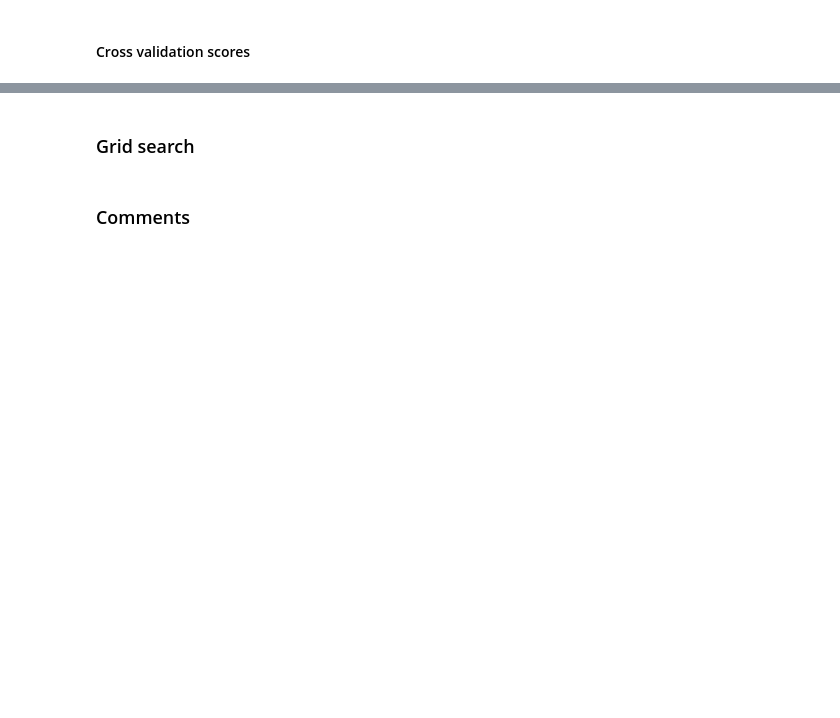
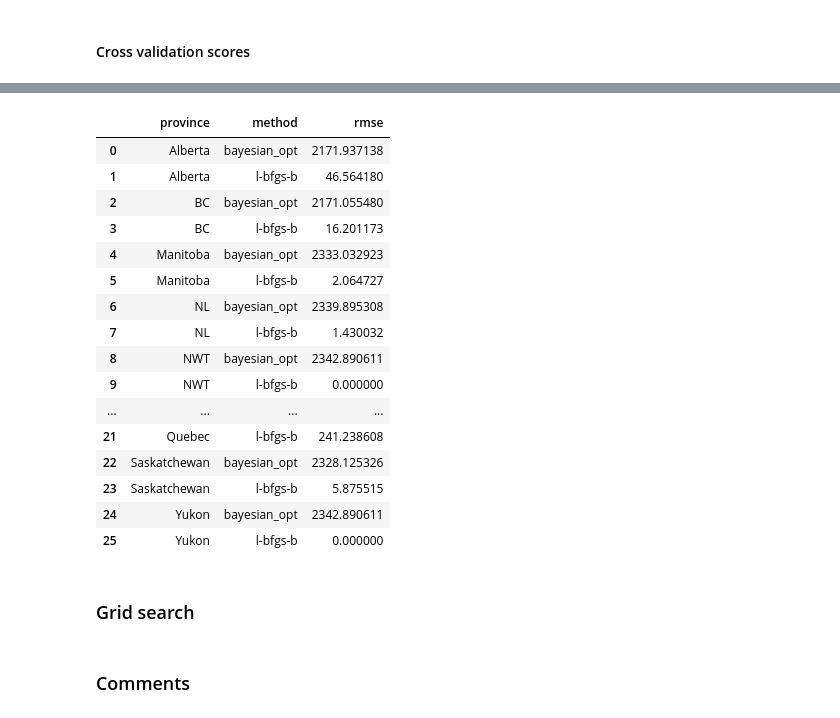
Before and after one commit to Quang-Vinh/covid-prediction, a Jupyter notebook: notebooks/seir-model.ipynb, the cells around one changed output, grey strips where cells are left out. Cells and saved outputs as stored; diff of their text form; code cells hidden in the pictures; blank space fills up the shorter version.

```diff
--- a/notebooks/seir-model.ipynb
+++ b/notebooks/seir-model.ipynb
@@ -257,6 +252,7 @@ print(f"rmse: {rmse}\n")
 rmse: 32.389026132308594
 # %%
 # Plot results
+mortality_pred["date"] = mortality_pred["date_death_report"]
 plot_mortality_predictions(
     mortality_pred, title="COVID-19 mortality in Ontario, Canada"
 )
@@ -425,7 +425,7 @@ for province in provinces:
                 mortality_ontario,
             ),
             pbounds=pbounds,
-            verbose=1,
+            verbose=0,
         )
 
         # Run optimization
@@ -451,8 +451,9 @@ for province in provinces:
         rmse = mean_squared_error(mortality_test['cumulative_deaths'], mortality_pred['cumulative_deaths_pred'], squared=False)
 
         # Append results
-        cv_scores = cv_scores.append({'province': province, 'method': 'l-bfgs-b', 'fold': index, 'rmse': rmse}, ignore_index=True)
+        cv_scores = cv_scores.append({'province': province, 'method': 'bayesian_opt', 'fold': index, 'rmse': rmse}, ignore_index=True)
 
+    print(f'Completed {province}')
 
 # Save results
-cv_scores.to_csv("../models/cross_val_scores.csv", index=False)
+cv_scores.to_csv("../models/seir_cross_val_scores.csv", index=False)
@@ -459,3 +475,24 @@ cv_scores.to_csv("../models/cross_val_scores.csv", index=False)
+# %%
+# Average rmse scores
+cv_scores.groupby(["province", "method"]).agg({"rmse": "mean"}).reset_index()
+# %% [output]
+|  | province | method | rmse |
+| 0 | Alberta | bayesian_opt | 2171.937138 |
+| 1 | Alberta | l-bfgs-b | 46.564180 |
+| 2 | BC | bayesian_opt | 2171.055480 |
+| 3 | BC | l-bfgs-b | 16.201173 |
+| 4 | Manitoba | bayesian_opt | 2333.032923 |
+| 5 | Manitoba | l-bfgs-b | 2.064727 |
+| 6 | NL | bayesian_opt | 2339.895308 |
+| 7 | NL | l-bfgs-b | 1.430032 |
+| 8 | NWT | bayesian_opt | 2342.890611 |
+| 9 | NWT | l-bfgs-b | 0.000000 |
+| ... | ... | ... | ... |
+| 21 | Quebec | l-bfgs-b | 241.238608 |
+| 22 | Saskatchewan | bayesian_opt | 2328.125326 |
+| 23 | Saskatchewan | l-bfgs-b | 5.875515 |
+| 24 | Yukon | bayesian_opt | 2342.890611 |
+| 25 | Yukon | l-bfgs-b | 0.000000 |
 # %% [markdown]
 ### Grid search
 # %%
```
Also changed, not shown: parts of 10 cells of this notebook, 4 other files.
